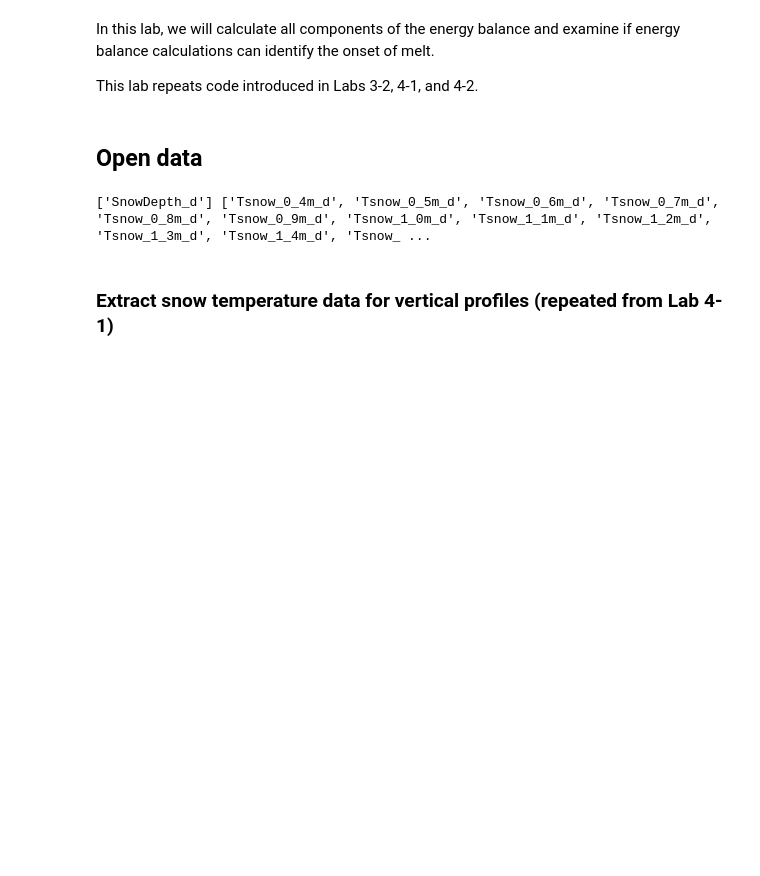
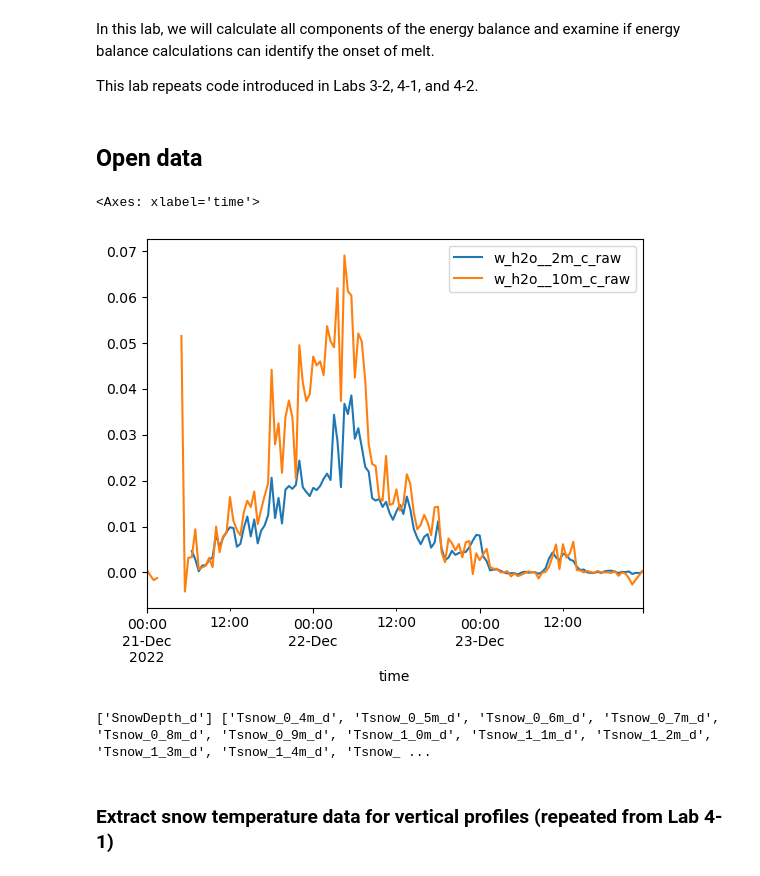
Before and after one commit to Mountain-Hydrology-Research-Group/snow-hydrology, a Jupyter notebook: modules/lab7/lab7-2.ipynb, the cells around one changed output. Drawn from its saved outputs; the diff is of its cells as text; code cells hidden in the pictures; blank space fills up the shorter version.

```diff
--- a/modules/lab7/lab7-2.ipynb
+++ b/modules/lab7/lab7-2.ipynb
@@ -27,6 +27,11 @@ precip_file = "../data/kettle_ponds_precip.csv"
 precip_dataset = pd.read_csv(precip_file)
 precip_dataset['date'] = pd.to_datetime(precip_dataset['date'])
 precip_dataset = precip_dataset.set_index('date').to_xarray()
+# %%
+sos_dataset[['w_h2o__2m_c_raw', 'w_h2o__10m_c_raw']].to_dataframe().loc['20221221': '20221223'].plot()
+# %% [output]
+<Axes: xlabel='time'>
+[figure, added]
 # %%
 tsnow_vars = [v for v in sos_dataset if 'Tsnow_' in v and v.endswith('_d')]
 snow_depth_vars = ['SnowDepth_d']
```
Also changed, not shown: 4 other files.
